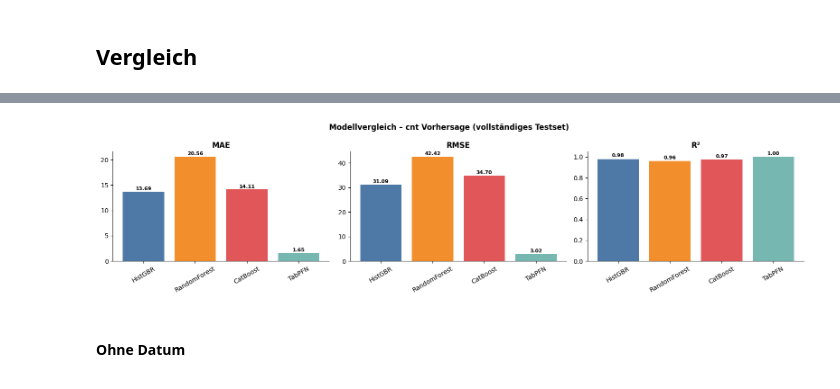
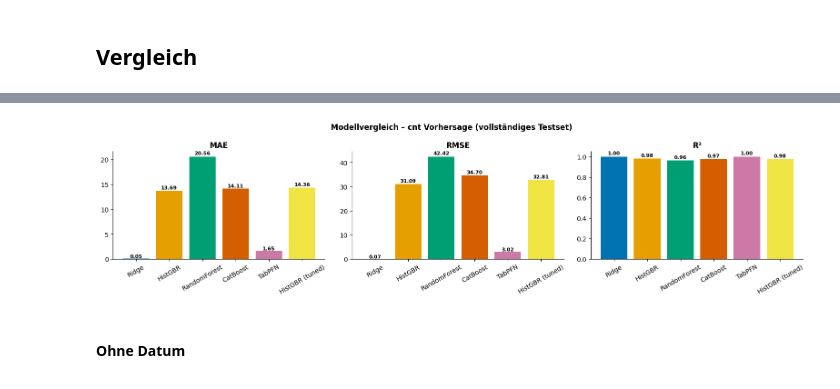
Before and after one commit to JR2909/DSKI-KI-ML-Project, a Jupyter notebook: code/prediction.ipynb, the cells around one changed output, grey strips where cells are left out. Cells and saved outputs as stored; diff of their text form; code cells hidden in the pictures.

Commit message:
changed colors

```diff
--- a/code/prediction.ipynb
+++ b/code/prediction.ipynb
@@ -8,22 +8,27 @@ import copy
 
 from sklearn.base import BaseEstimator, TransformerMixin
 from sklearn.pipeline import Pipeline
-from sklearn.preprocessing import OneHotEncoder
+from sklearn.preprocessing import OneHotEncoder, StandardScaler
 from sklearn.model_selection import TimeSeriesSplit
+from sklearn.linear_model import Ridge
 from sklearn.ensemble import HistGradientBoostingRegressor, RandomForestRegressor
 from sklearn.metrics import mean_absolute_error, mean_squared_error, r2_score
 from sklearn.decomposition import PCA
-from sklearn.preprocessing import StandardScaler
+from sklearn.model_selection import RandomizedSearchCV
+
 
 from catboost import CatBoostRegressor
 from tabpfn import TabPFNRegressor
 
 import os
 from dotenv import load_dotenv
+import warnings
+warnings.filterwarnings('ignore')
 
 plt.style.use("tableau-colorblind10")
 
 RANDOM_STATE=42
+COLORS = ['#0072B2', '#E69F00', '#009E73', '#D55E00', '#CC79A7', '#F0E442', '#56B4E9', '#000000']
 # %% [markdown]
 ## Daten laden
 # %%
@@ -206,0 +259,15 @@ all_results = []
+# %%
+ridge = Pipeline([
+    ("scaler", StandardScaler()),
+    ("model",  Ridge(alpha=1.0, random_state=RANDOM_STATE)),
+])
+
+cv_mae, cv_std = cross_validate_ts(ridge, X_train, y_train, ts_cv)
+ridge.fit(X_train, y_train)
+y_pred_ridge = ridge.predict(X_test)
+metrics_ridge = compute_metrics(y_test, y_pred_ridge)
+
+result_ridge = {'name': 'Ridge', 'cv_mae': cv_mae, 'cv_std': cv_std,
+                'y_pred': y_pred_ridge, **metrics_ridge}
+all_results.append(result_ridge)
+plot_predictions(result_ridge, y_test)
@@ -367,26 +596,25 @@ results_df
 # %%
-COLORS = ['#4e79a7','#f28e2b','#e15759','#76b7b2','#59a14f','#edc948','#b07aa1','#ff9da7']
 
 full_results = [r for r in all_results if len(r['y_pred']) >= 300]
 names_full   = [r['name'] for r in full_results]
 
 fig, axes = plt.subplots(1, 3, figsize=(16, 4))
 for ax, metric, label in zip(axes, ['MAE', 'RMSE', 'R2'], ['MAE', 'RMSE', 'R²']):
     vals = [r[metric] for r in full_results]
     bars = ax.bar(names_full, vals, color=COLORS[:len(names_full)], linewidth=0.5)
     ax.set_title(label, fontweight='bold')
     ax.tick_params(axis='x', rotation=30)
     ax.spines[['top', 'right']].set_visible(False)
     for bar, v in zip(bars, vals):
         ax.text(bar.get_x() + bar.get_width()/2,
                 bar.get_height() * 1.01, f'{v:.2f}',
                 ha='center', va='bottom', fontsize=8, fontweight='bold')
 
 plt.suptitle('Modellvergleich – cnt Vorhersage (vollständiges Testset)', fontweight='bold')
 plt.tight_layout()
 plt.show()
 # %% [output]
-[figure, old version]
+[figure, new version]
 # %% [markdown]
 #### Ohne Datum
 ![image.png](attachment:image.png)
```
Also changed, not shown: parts of 14 cells of this notebook, 5 other files.
